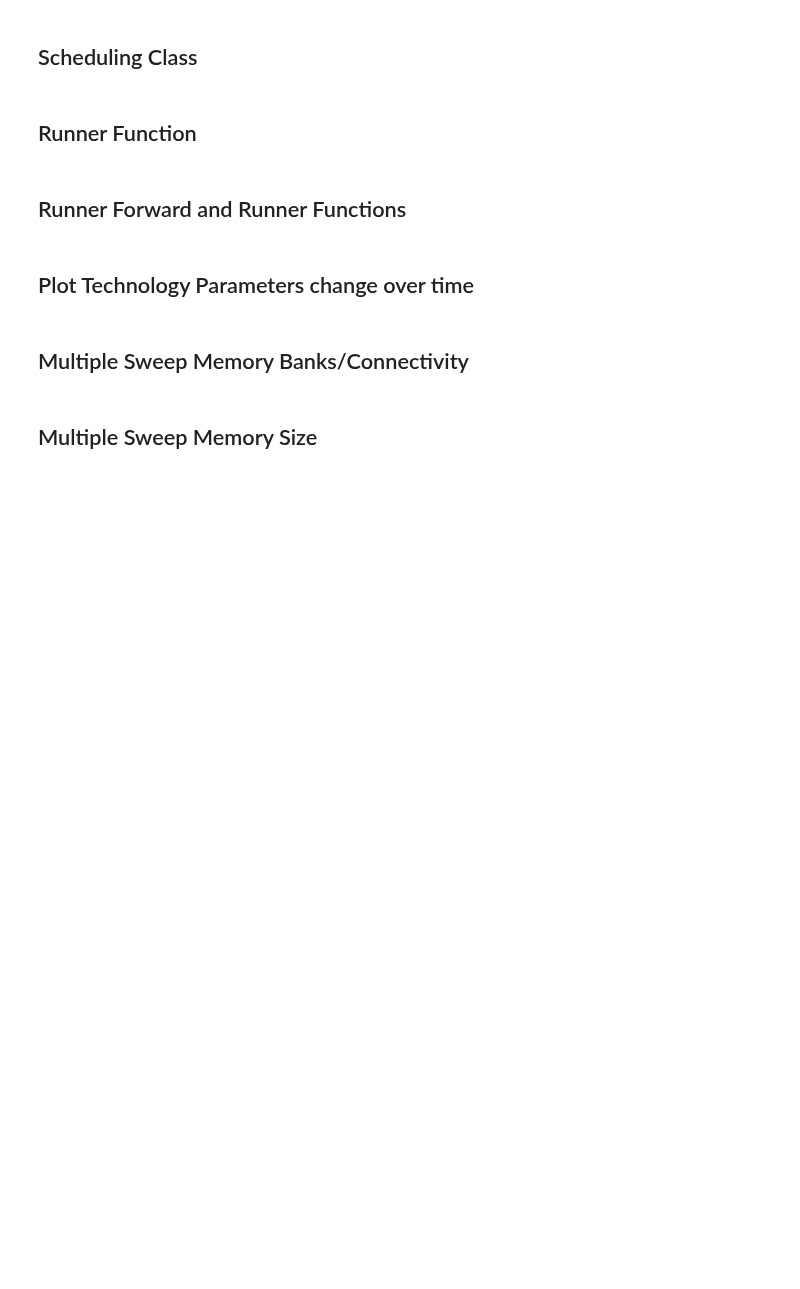
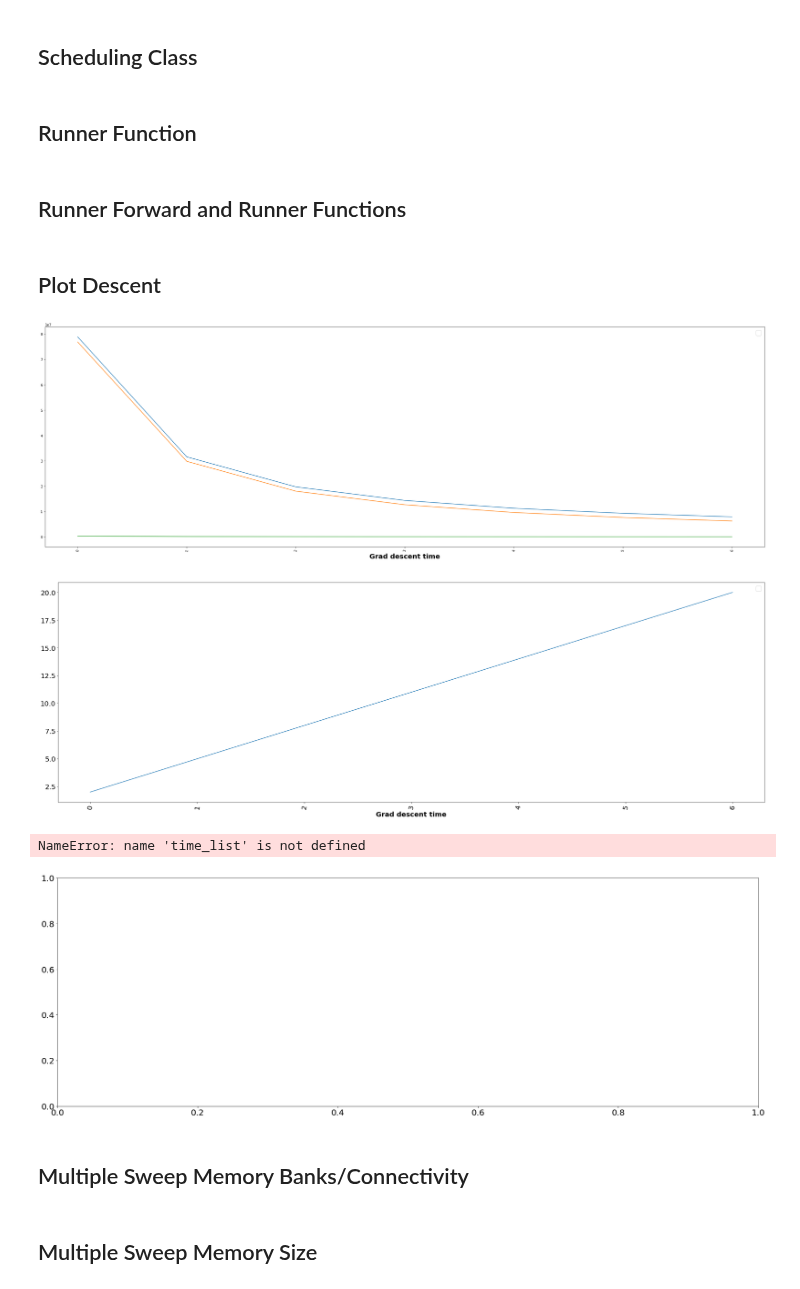
Before and after one commit to missionfission/dragon-project, a Jupyter notebook: src/XCode.ipynb, the cells around one changed output. Saved outputs shown, nothing was run; the diff lists cells and outputs as text; code cells hidden in the pictures; blank space fills up the shorter version.

```diff
--- a/src/XCode.ipynb
+++ b/src/XCode.ipynb
@@ -1278,13 +1259,18 @@ def runner(graph_set, scheduler):
             bank_list.append(design[0])
             mem_size_list.append(design[1])
         return [time_list, bandwidth_time_list, mem_size_idle_time_list, bank_list, mem_size_list, compute_list, tech_params_list]
+# %% [markdown]
+## Plot Descent
 # %%
-# Have to plot memory bandwidth utilization over time
-
-# time_list, bandwidth_time_list,mem_size_idle_time_list, bank_list,mem_size_list, compute_list = runner([vgg11_graph])
-
-# plot_descent(time_list, bandwidth_time_list, mem_size_idle_time_list)
-
-# plot_parameter_change(bank_list, mem_size_list, compute_list)
+scheduler = Scheduling()
+time_list, bandwidth_time_list, mem_size_idle_time_list, bank_list, mem_size_list, compute_list, tech_params = runner([vgg11_graph], scheduler)
+plot_descent(time_list, bandwidth_time_list, mem_size_idle_time_list)
+## Plot Design Parameters change over time
+plot_design_param_change(bank_list, mem_size_list, compute_list)
+## Plot Technology Parameters change over time
+plot_tech_param_change(tech_params)
+# %% [output]
+[figure, added]
+[figure, added]
+NameError: name 'time_list' is not defined
+[figure, added]
-# %% [markdown]
-## Plot Technology Parameters change over time
```
Also changed, not shown: parts of 5 cells of this notebook, 1 other file.
